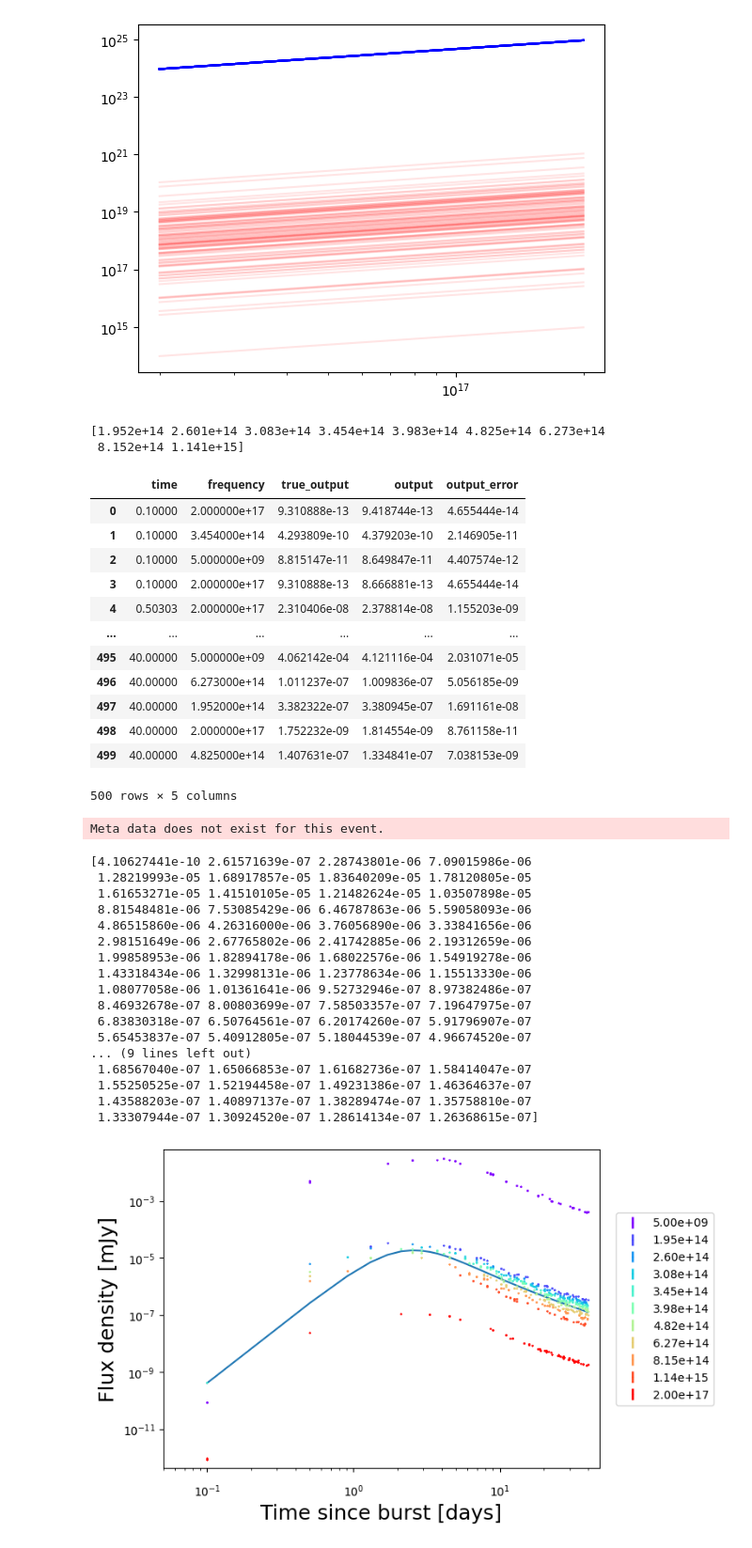
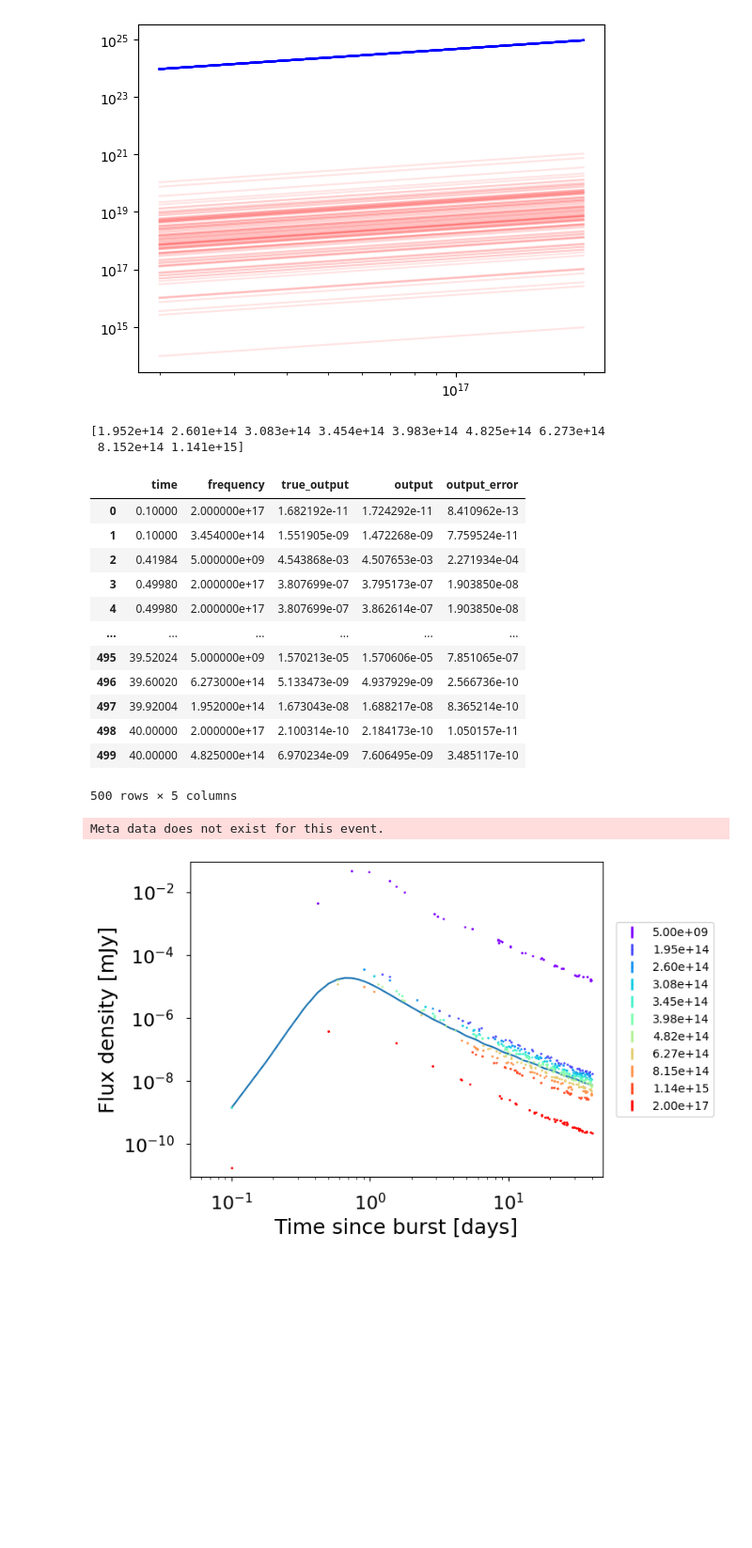
Before and after one commit to wfw23/MPhys_project, a Jupyter notebook: emulation.ipynb, the cells around one changed output. Shown: that part at 94% size. Drawn from its saved outputs; the diff is of its cells as text; code cells hidden in the pictures; blank space fills up the shorter version.

```diff
--- a/emulation.ipynb
+++ b/emulation.ipynb
@@ -547,7 +610,7 @@ plt.show()
 [figure]
 # %%
 from redback.simulate_transients import SimulateGenericTransient
-times= np.linspace(0.1,40,100)
+times= np.linspace(0.1,40,500)
 num_points=500
 noise=0.05
 
@@ -581,52 +644,35 @@ tophatag.data
 [1.952e+14 2.601e+14 3.083e+14 3.454e+14 3.983e+14 4.825e+14 6.273e+14
  8.152e+14 1.141e+15]
 |  | time | frequency | true_output | output | output_error |
-| 0 | 0.10000 | 2.000000e+17 | 9.310888e-13 | 9.418744e-13 | 4.655444e-14 |
-| 1 | 0.10000 | 3.454000e+14 | 4.293809e-10 | 4.379203e-10 | 2.146905e-11 |
-| 2 | 0.10000 | 5.000000e+09 | 8.815147e-11 | 8.649847e-11 | 4.407574e-12 |
-| 3 | 0.10000 | 2.000000e+17 | 9.310888e-13 | 8.666881e-13 | 4.655444e-14 |
-| 4 | 0.50303 | 2.000000e+17 | 2.310406e-08 | 2.378814e-08 | 1.155203e-09 |
+| 0 | 0.10000 | 2.000000e+17 | 1.682192e-11 | 1.724292e-11 | 8.410962e-13 |
+| 1 | 0.10000 | 3.454000e+14 | 1.551905e-09 | 1.472268e-09 | 7.759524e-11 |
+| 2 | 0.41984 | 5.000000e+09 | 4.543868e-03 | 4.507653e-03 | 2.271934e-04 |
+| 3 | 0.49980 | 2.000000e+17 | 3.807699e-07 | 3.795173e-07 | 1.903850e-08 |
+| 4 | 0.49980 | 2.000000e+17 | 3.807699e-07 | 3.862614e-07 | 1.903850e-08 |
 | ... | ... | ... | ... | ... | ... |
-| 495 | 40.00000 | 5.000000e+09 | 4.062142e-04 | 4.121116e-04 | 2.031071e-05 |
-| 496 | 40.00000 | 6.273000e+14 | 1.011237e-07 | 1.009836e-07 | 5.056185e-09 |
-| 497 | 40.00000 | 1.952000e+14 | 3.382322e-07 | 3.380945e-07 | 1.691161e-08 |
-| 498 | 40.00000 | 2.000000e+17 | 1.752232e-09 | 1.814554e-09 | 8.761158e-11 |
-| 499 | 40.00000 | 4.825000e+14 | 1.407631e-07 | 1.334841e-07 | 7.038153e-09 |
+| 495 | 39.52024 | 5.000000e+09 | 1.570213e-05 | 1.570606e-05 | 7.851065e-07 |
+| 496 | 39.60020 | 6.273000e+14 | 5.133473e-09 | 4.937929e-09 | 2.566736e-10 |
+| 497 | 39.92004 | 1.952000e+14 | 1.673043e-08 | 1.688217e-08 | 8.365214e-10 |
+| 498 | 40.00000 | 2.000000e+17 | 2.100314e-10 | 2.184173e-10 | 1.050157e-11 |
+| 499 | 40.00000 | 4.825000e+14 | 6.970234e-09 | 7.606495e-09 | 3.485117e-10 |
 500 rows × 5 columns
 # %%
-emulator_ag = redback.transient.Afterglow(name='afterglow_emulator', flux_density=tophatag.data['output'].values,
+ag_emulator = redback.transient.Afterglow(name='ag_emulator', flux_density=tophatag.data['output'].values,
                                       time=tophatag.data['time'].values, data_mode='flux_density',
                                       flux_density_err=tophatag.data['output_error'].values, frequency=tophatag.data['frequency'].values)
 
-ax=emulator_ag.plot_data(show=False)
+ax=ag_emulator.plot_data(show=False)
 flux= redback.transient_models.extinction_models.extinction_with_afterglow_base_model(times, redshift=0.01, av=0.5,
-        base_model='tophat',  thv= 0.5, loge0=49.5 , thc= 0.06, logn0=0.5, p=2.3, logepse=-1.25, logepsb=-2.5, ksin=1, g0=1000,
+        base_model='tophat_redback',  thv= 0.5, loge0=49.5 , thc= 0.06, logn0=0.5, p=2.3, logepse=-1.25, logepsb=-2.5, xiN=1, g0=1000,
         output_format='flux_density' , frequency=4.82e14)
 
 ax.loglog(times, flux)
 ax.loglog()
 plt.legend(loc='center', bbox_to_anchor=(1.15, 0.5))
 plt.show()
 # %% [output]
 Meta data does not exist for this event.
-[4.10627441e-10 2.61571639e-07 2.28743801e-06 7.09015986e-06
- 1.28219993e-05 1.68917857e-05 1.83640209e-05 1.78120805e-05
- 1.61653271e-05 1.41510105e-05 1.21482624e-05 1.03507898e-05
- 8.81548481e-06 7.53085429e-06 6.46787863e-06 5.59058093e-06
- 4.86515860e-06 4.26316000e-06 3.76056890e-06 3.33841656e-06
- 2.98151649e-06 2.67765802e-06 2.41742885e-06 2.19312659e-06
- 1.99858953e-06 1.82894178e-06 1.68022576e-06 1.54919278e-06
- 1.43318434e-06 1.32998131e-06 1.23778634e-06 1.15513330e-06
- 1.08077058e-06 1.01361641e-06 9.52732946e-07 8.97382486e-07
- 8.46932678e-07 8.00803699e-07 7.58503357e-07 7.19647975e-07
- 6.83830318e-07 6.50764561e-07 6.20174260e-07 5.91796907e-07
- 5.65453837e-07 5.40912805e-07 5.18044539e-07 4.96674520e-07
-... (9 lines left out)
- 1.68567040e-07 1.65066853e-07 1.61682736e-07 1.58414047e-07
- 1.55250525e-07 1.52194458e-07 1.49231386e-07 1.46364637e-07
- 1.43588203e-07 1.40897137e-07 1.38289474e-07 1.35758810e-07
- 1.33307944e-07 1.30924520e-07 1.28614134e-07 1.26368615e-07]
-[figure, old version]
+[figure, new version]
 # %%
 model='tophat_from_emulator'
 injection_parameters= params
```
Also changed, not shown: parts of 15 cells of this notebook, 18 other files.
